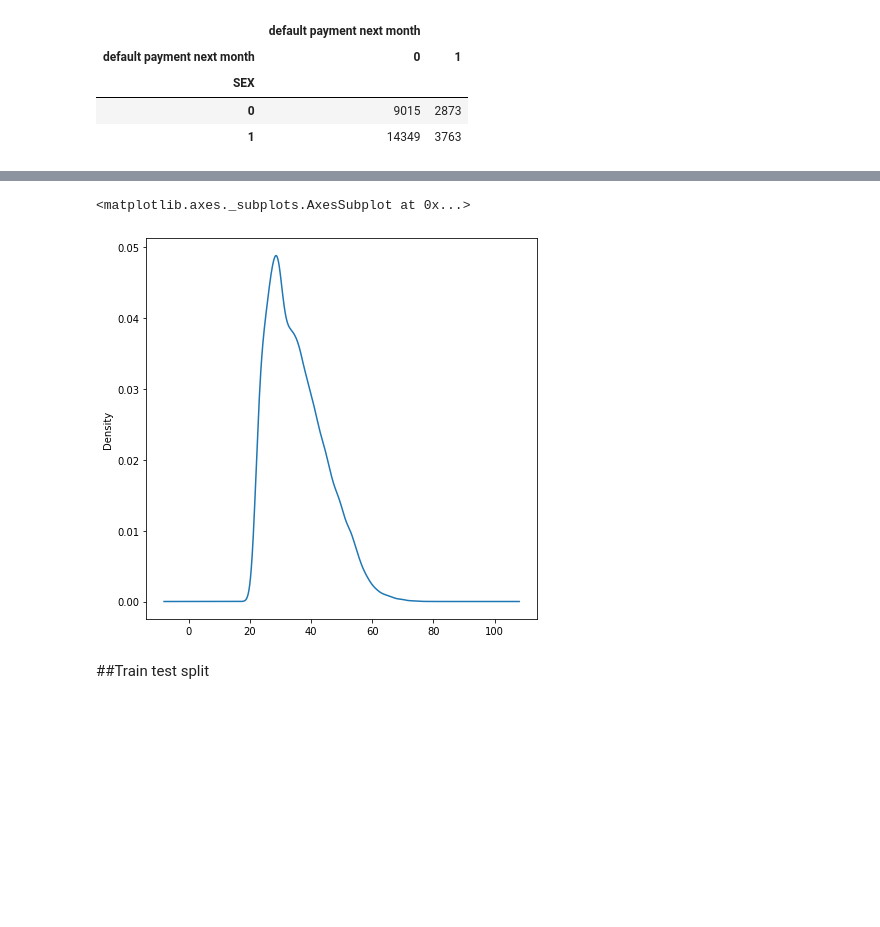
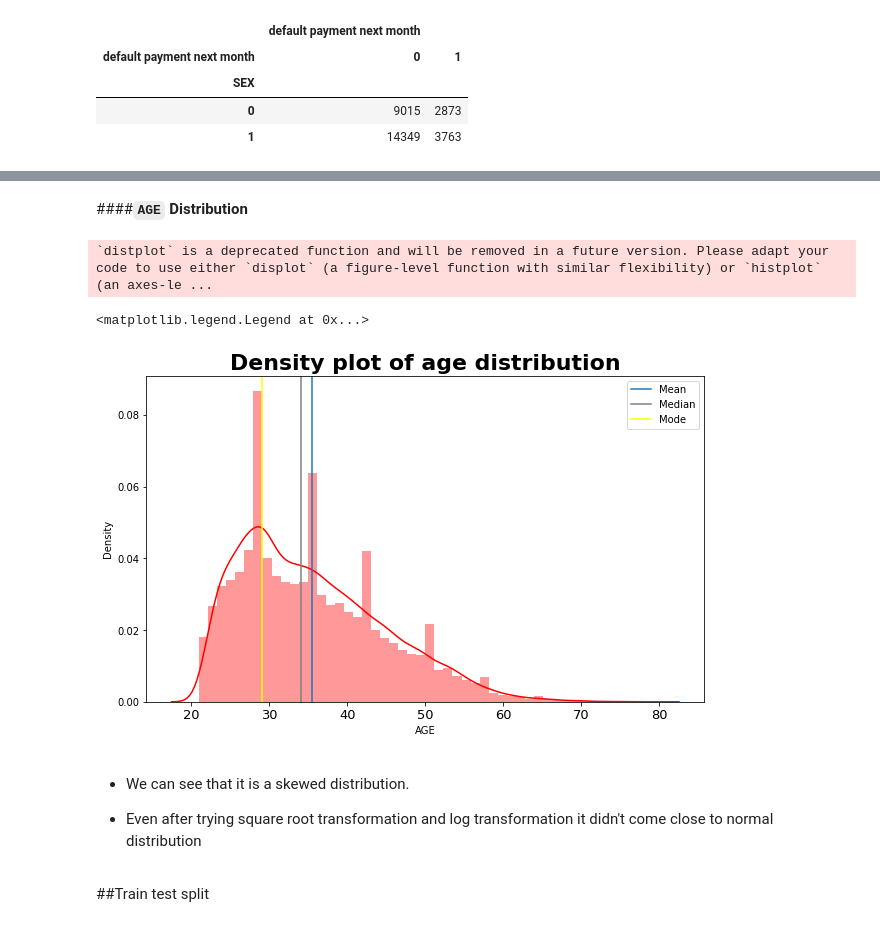
Before and after one commit to Rahul711sharma/Credit-Card-Default-, a Jupyter notebook: Credit_Card_Default.ipynb, the cells around one changed output, grey strips where cells are left out. Cells and saved outputs as stored; diff of their text form; code cells hidden in the pictures; blank space fills up the shorter version.

```diff
--- a/Credit_Card_Default.ipynb
+++ b/Credit_Card_Default.ipynb
@@ -308,8 +346,27 @@ Text(0.5, 1.0, 'Count of People who defaulted by gender')
-# %%
-(df2['AGE']).plot(kind='density',figsize=(7,7))
-# %% [output]
-<matplotlib.axes._subplots.AxesSubplot at 0x...>
-[figure, removed]
+# %% [markdown]
+####**`AGE` Distribution**
+# %%
+from scipy.stats import mode
+mode_age = int(mode(df2['AGE'])[0])
+# %%
+plt.figure(figsize=(10,6))
+plt.rc('xtick', labelsize=13)
+sns.distplot(df2['AGE'],color='red')
+plt.title('Density plot of age distribution',{'size':22,'weight':'bold'})
+plt.axvline(np.mean(df2['AGE']),label='Mean')
+plt.axvline(np.median(df2['AGE']),color='grey',label='Median')
+plt.axvline(mode_age,color='yellow',label='Mode')
+plt.legend()
+# %% [output]
+`distplot` is a deprecated function and will be removed in a future version. Please adapt your code to use either `displot` (a figure-level function with similar flexibility) or `histplot` (an axes-le ...
+<matplotlib.legend.Legend at 0x...>
+[figure, added]
+# %% [markdown]
+* We can see that it is a skewed distribution.
+
+
+
+* Even after trying square root transformation and log transformation it didn't come close to normal distribution
 # %% [markdown]
 ##Train test split
 # %%
```
Also changed, not shown: parts of 16 cells of this notebook.
